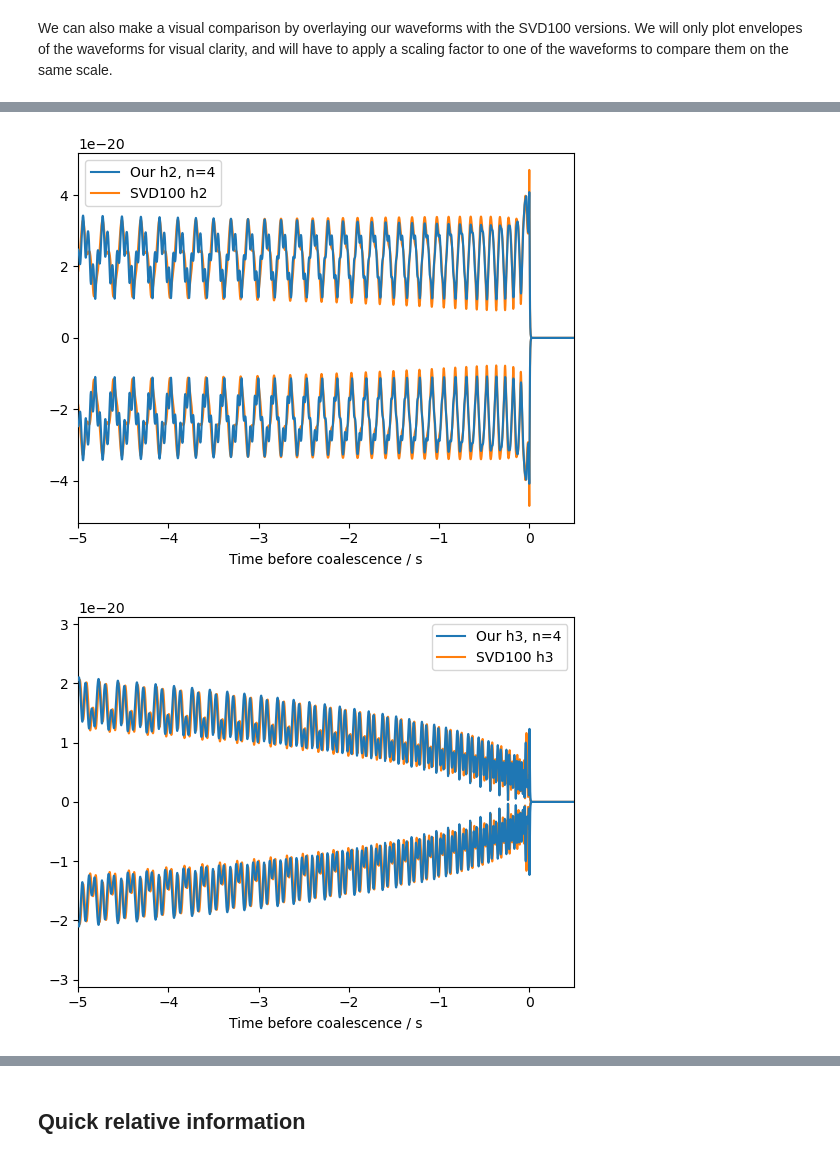
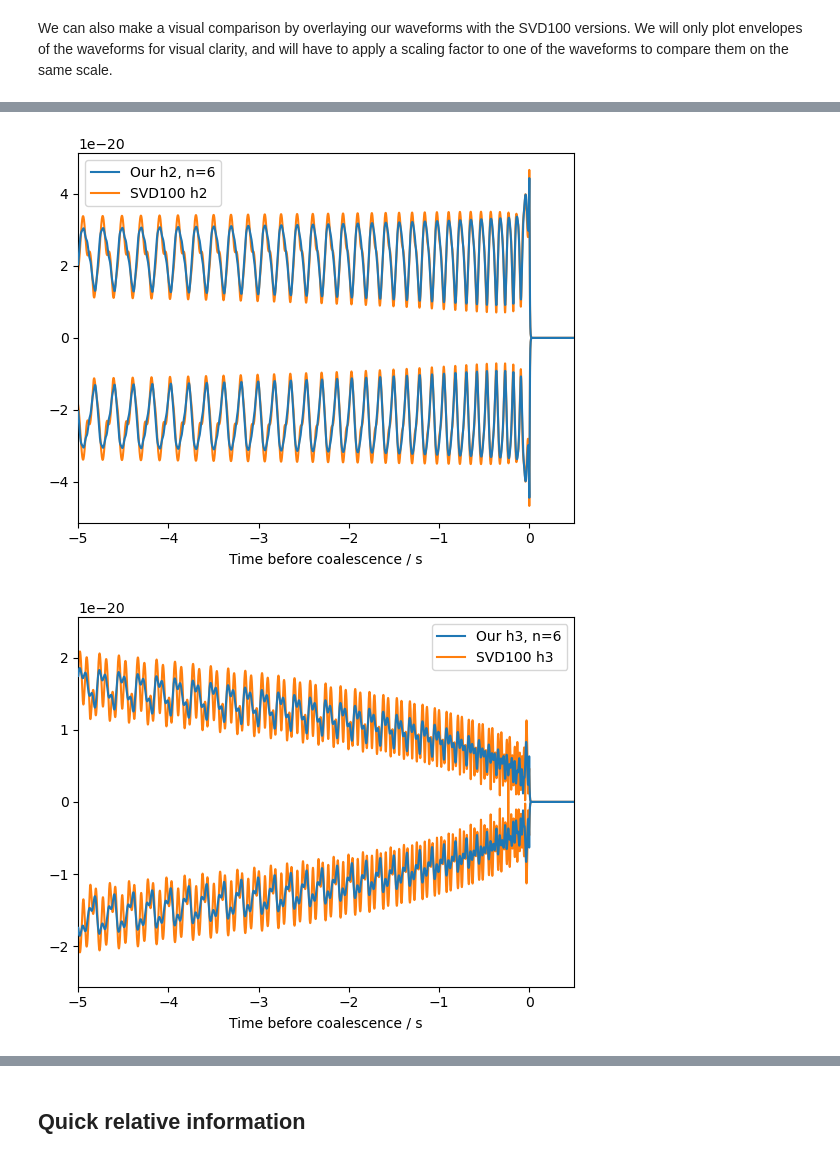
Before and after one commit to BenGPatterson/EccentricHarmonics, a Jupyter notebook: SVD.ipynb, the cells around one changed output, grey strips where cells are left out. Saved outputs shown, nothing was run; the diff lists cells and outputs as text; code cells hidden in the pictures.

```diff
--- a/SVD.ipynb
+++ b/SVD.ipynb
@@ -94,7 +97,7 @@ $\mathbf{X}$ is the complex $m \times n$ matrix consisting of the training wavef
 # %%
 # Convert training wf data to np array in right shape/form and calculate svd
 start = time.time()
-X = np.array(white_training_wfs).T
+X = np.array(white_training_wfs_20).T
 means = X.mean(axis=0)
 stds = X.std(axis=0)
 U, S, Vh = np.linalg.svd((X-means)/stds)
@@ -237,23 +272,0 @@ wf_5s = [h0_5, h1_5, h2_5, h3_5, h4_5]
-# %%
-# Calculate matches for n=2
-for i in range(2):
-    match = match_wfs(unwhite_harms_ts[i], wf_2s[i], 10, True)
-    print('h{}, n=2 waveform match with SVD100: {:.4f}'.format(i, match))
-print('\n')
-
-# Calculate matches for n=3
-for i in range(3):
-    match = match_wfs(unwhite_harms_ts[i], wf_3s[i], 10, True)
-    print('h{}, n=3 waveform match with SVD100: {:.4f}'.format(i, match))
-print('\n')
-
-# Calculate matches for n=4
-for i in range(4):
-    match = match_wfs(unwhite_harms_ts[i], wf_4s[i], 10, True)
-    print('h{}, n=4 waveform match with SVD100: {:.4f}'.format(i, match))
-print('\n')
-
-# Calculate matches for n=5
-for i in range(5):
-    match = match_wfs(unwhite_harms_ts[i], wf_5s[i], 10, True)
-    print('h{}, n=5 waveform match with SVD100: {:.4f}'.format(i, match))
@@ -280,0 +273,7 @@ h4, n=5 waveform match with SVD100: 0.6726
+# %%
+# Calculate matches
+for n in range(2, n_wfs+1):
+    for i in range(n):
+        match = match_wfs(unwhite_harms_ts[i], wf['%d comp' % n][i], 10, True)
+        print('h{}, n={:d} waveform match with SVD100: {:.4f}'.format(i, n, match))
+    print('\n')
@@ -282,13 +299,13 @@ h4, n=5 waveform match with SVD100: 0.6726
 We can also make a visual comparison by overlaying our waveforms with the SVD100 versions. We will only plot envelopes of the waveforms for visual clarity, and will have to apply a scaling factor to one of the waveforms to compare them on the same scale.
 # %%
 # Parameters
-n = 4
+n_wfs = 6
 
 # Generate our waveforms
-all_wfs = list(get_h([1]*n, f_low, e, chirp2total(chirp, q), q, sample_rate))[1:n+1]
+all_wfs = list(get_h([1]*n_wfs, f_low, e, chirp2total(chirp, q), q, sample_rate))[1:n_wfs+1]
 # %%
 # Make plot of each harmonic
-for i in range(n):
+for i in range(n_wfs):
     scaling = np.mean(np.abs(all_wfs[i]))/np.mean(np.abs(unwhite_harms_ts[i]))
     plt.plot(all_wfs[i].sample_times, np.abs(all_wfs[i]), c='C0', label=f'Our h{i}, n={n}', zorder=5)
     plt.plot(all_wfs[i].sample_times, -np.abs(all_wfs[i]), c='C0', zorder=5)
@@ -304,2 +321,2 @@ for i in range(n):
-[figure, old version]
+[figure, new version]
-[figure, old version]
+[figure, new version]
```
Also changed, not shown: parts of 18 cells of this notebook, 2 other files.
